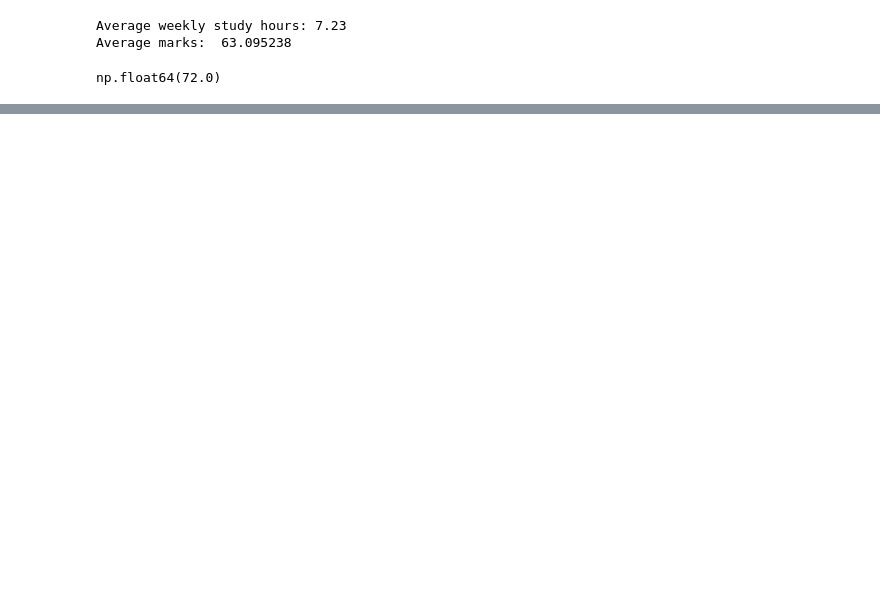
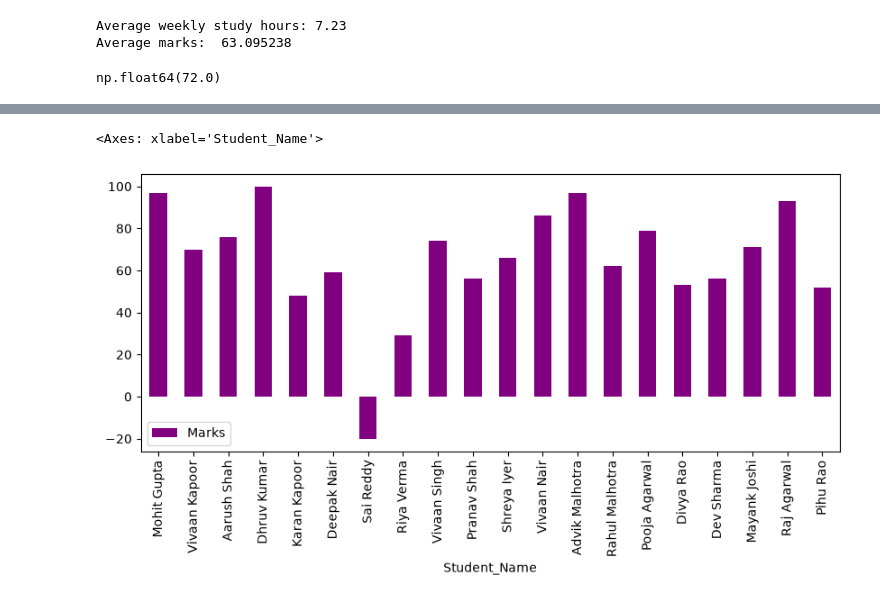
Before and after one commit to Eze-paul231/data-practical, a Jupyter notebook: data science practise.ipynb, the cells around one changed output, grey strips where cells are left out. Saved outputs shown, nothing was run; the diff lists cells and outputs as text; code cells hidden in the pictures; blank space fills up the shorter version.

```diff
--- a/data science practise.ipynb
+++ b/data science practise.ipynb
@@ -148,0 +224,5 @@ df_student = pd.concat([df_student, passed.rename('Passed')], axis=1)
+# %%
+df_student.plot.bar(x='Student_Name', y='Marks', color='purple', figsize=(10, 4))
+# %% [output]
+<Axes: xlabel='Student_Name'>
+[figure, added]
```
Also changed, not shown: parts of 11 cells of this notebook.
